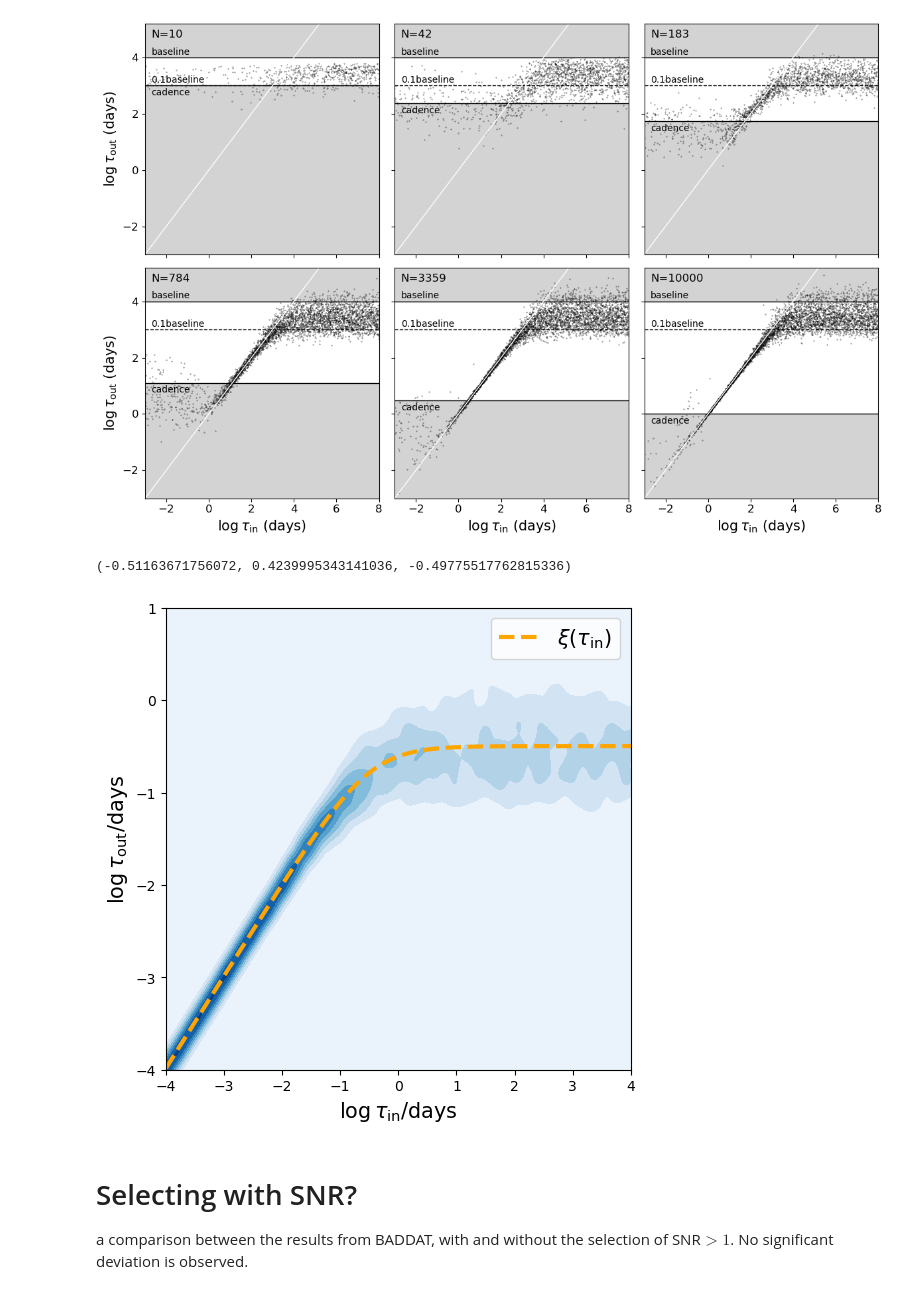
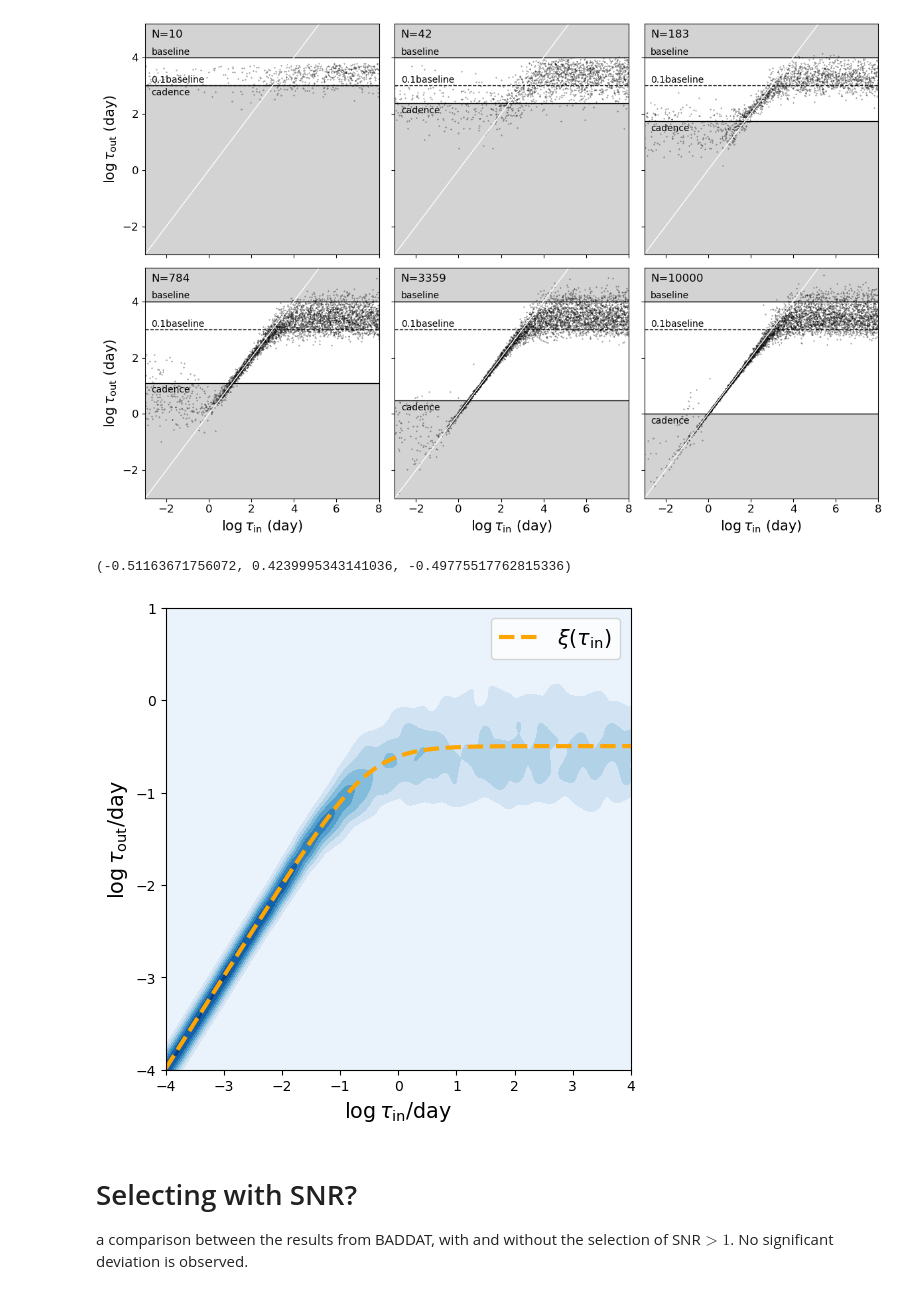
Before and after one commit to xiaris/BADDAT, a Jupyter notebook: Paper/PaperPlot.ipynb, the cells around one changed output. Drawn from its saved outputs; the diff is of its cells as text; code cells hidden in the pictures.

```diff
--- a/Paper/PaperPlot.ipynb
+++ b/Paper/PaperPlot.ipynb
@@ -162,9 +175,9 @@ def stephist(ax, data, bins, color, ls='-', label=None, stroke=True, lw=1,alpha=
     counts, bin_edges = np.histogram(data, bins=bins)
     if stroke:
         ax.hist(data, bins=bin_edges, histtype="step", color=color, ls=ls,lw=lw,linewidth=1.5, label=label)
-        ax.fill_between(bin_edges[:-1], counts, step="post", color=color, alpha=alpha)
+        ax.fill_between(bin_edges, np.array([*counts,0]), step="post", color=color, alpha=alpha)
     else:
-        ax.fill_between(bin_edges[:-1], counts, step="post", color=color, alpha=alpha, label=label)
+        ax.fill_between(bin_edges, np.array([*counts,0]), step="post", color=color, alpha=alpha, label=label)
 # %%
 
 fig3_color1 = '#3F77A3'
@@ -175,59 +188,59 @@ ax = axs.flatten()[0]
 bins = np.arange(3.5,11.5,0.5)
 stephist(ax, df_burke[mask_burke].log_M_BH, bins, fig3_color1, '-', "B21")
 stephist(ax, df_ren[mask_ren].log_M_BH, bins, fig3_color2, '-', "R24")
-ax.set_xlabel(r"$\log\ M_{\rm BH}/M_\odot$", fontsize=15)
+ax.set_xlabel(r"$\log\ M_{\rm BH}/M_\odot$", fontsize=17)
 ax.xaxis.set_minor_locator(AutoMinorLocator(5))
 ax = axs.flatten()[1]
 bins = np.arange(40,48,0.5)
 stephist(ax, df_burke[mask_burke].log_L_bol, bins, fig3_color1, '-')
 stephist(ax, df_ren[mask_ren].log_L_bol, bins, fig3_color2, '-')
-ax.set_xlabel(r"$\log\ L_{\rm bol}/({\rm erg\ s^{-1}})$", fontsize=15)
+ax.set_xlabel(r"$\log\ L_{\rm bol}/({\rm erg\ s^{-1}})$", fontsize=17)
 ax.xaxis.set_minor_locator(AutoMinorLocator(5))
 ax = axs.flatten()[2]
 bins =np.arange(3,4,0.05)
 stephist(ax, df_burke[mask_burke].wl_rest, bins, fig3_color1, '-')
 stephist(ax, df_ren[mask_ren].wl_rest, bins, fig3_color2, '-')
 ax.xaxis.set_minor_locator(AutoMinorLocator(5))
-ax.set_xlabel(r"$\log\ \lambda_{\rm rest}/{\rm \AA}$", fontsize=15)
+ax.set_xlabel(r"$\log\ \lambda_{\rm rest}/{\rm \AA}$", fontsize=17)
 ax = axs.flatten()[3]
 bins = np.arange(-3,1.25,0.25)
 stephist(ax, np.log10(df_burke[mask_burke].z), bins, fig3_color1, '-')
 stephist(ax, np.log10(df_ren[mask_ren].z), bins, fig3_color2, '-')
-ax.set_xlabel(r"$\log$ Redshift", fontsize=15)
+ax.set_xlabel(r"$\log$ Redshift", fontsize=17)
 ax.xaxis.set_minor_locator(AutoMinorLocator(2))
 ax = axs.flatten()[4]
 bins = np.arange(1,4.5,0.25)
 stephist(ax, np.log10(df_burke[mask_burke].baseline), bins, fig3_color1, '-')
 stephist(ax, np.log10(df_ren[mask_ren].baseline), bins, fig3_color2, '-')
-ax.set_xlabel(r"$\log$ Baseline/days", fontsize=15)
+ax.set_xlabel(r"$\log$ Baseline/day", fontsize=17)
 ax.xaxis.set_minor_locator(AutoMinorLocator(4))
 ax = axs.flatten()[5]
 stephist(ax, np.log10(df_burke[mask_burke].baseline/(df_burke[mask_burke].ncadence-1)), np.arange(-4,3,0.5), fig3_color1, '-')
 stephist(ax, np.log10(df_ren[mask_ren].baseline/(df_ren[mask_ren].ncadence-1)), np.arange(-4,3,0.5), fig3_color2, '-')
-ax.set_xlabel(r"$\log$ Cadence/days", fontsize=15)
+ax.set_xlabel(r"$\log$ Cadence/day", fontsize=17)
 ax.xaxis.set_minor_locator(AutoMinorLocator(5))
 ax = axs.flatten()[6]
 bins=np.arange(0.5,4.5,0.25)
 stephist(ax, np.log10(df_burke[mask_burke].ncadence), bins, fig3_color1, '-')
 stephist(ax, np.log10(df_ren[mask_ren].ncadence), bins, fig3_color2, '-')
-ax.set_xlabel(r"$\log\ N_{\rm lc}$", fontsize=15)
+ax.set_xlabel(r"$\log\ N_{\rm lc}$", fontsize=17)
 ax.xaxis.set_minor_locator(AutoMinorLocator(2))
 ax = axs.flatten()[7]
 bins= np.arange(-1,2,0.2)
 stephist(ax, np.log10(df_burke[mask_burke].SNR_mle), bins, fig3_color1, '-')
 stephist(ax, np.log10(df_ren[mask_ren].SNR_mle), bins, fig3_color2, '-')
-ax.set_xlabel(r"$\log$ SNR", fontsize=15)
+ax.set_xlabel(r"$\log$ SNR", fontsize=17)
 ax.xaxis.set_minor_locator(AutoMinorLocator(2))
 
 for i in range(8):
     ax = axs.flatten()[i]
-    ax.tick_params(axis='both', labelsize=15)
+    ax.tick_params(axis='both', labelsize=17)
     if i%4 !=0:ax.set_yticklabels([])
-    else:ax.set_ylabel(r"N", fontsize=15)
+    else:ax.set_ylabel(r"N", fontsize=17)
     if i<4: ax.set_ylim(0,220)
     else: ax.set_ylim(0,470)
 
-axs.flatten()[0].legend(loc="upper left")
+axs.flatten()[0].legend(loc="upper left", fontsize=14)
 # fig.tight_layout()
 plt.subplots_adjust(hspace=0.3)
 plt.subplots_adjust(wspace=0.1)
@@ -450,10 +465,10 @@ for i, n_cadence in zip(range(6), [10, 42, 183, 784, 3359, 10000]):
     ax.tick_params(axis='both', labelsize=12)
     if i%3 !=0:
         ax.tick_params(axis='y', which='both',labelleft=False, labelbottom=False)
-    else: ax.set_ylabel(r"$\log \tau_{\rm out}\ ({\rm days}) $", fontsize=15)
+    else: ax.set_ylabel(r"$\log \tau_{\rm out}\ ({\rm day}) $", fontsize=15)
     if i <3:
         ax.tick_params(axis='x', which='both',labelleft=False, labelbottom=False)
-    else: ax.set_xlabel(r"$\log \tau_{\rm in}\ ({\rm days}) $", fontsize=15)
+    else: ax.set_xlabel(r"$\log \tau_{\rm in}\ ({\rm day}) $", fontsize=15)
     ax.text(-2.7,4.7,f"N={n_cadence}", fontsize=12)
     ax.plot(np.arange(-5,9), np.arange(-5,9), 'w', lw=1)
 fig.tight_layout()
@@ -489,10 +504,10 @@ for i, n_cadence in zip(range(6), [10, 42, 183, 784, 3359, 10000]):
     ax.tick_params(axis='both', labelsize=12)
     if i%3 !=0:
         ax.tick_params(axis='y', which='both',labelleft=False, labelbottom=False)
-    else: ax.set_ylabel(r"$\log \tau_{\rm out}\ ({\rm days}) $", fontsize=15)
+    else: ax.set_ylabel(r"$\log \tau_{\rm out}\ ({\rm day}) $", fontsize=15)
     if i <3:
         ax.tick_params(axis='x', which='both',labelleft=False, labelbottom=False)
-    else: ax.set_xlabel(r"$\log \tau_{\rm in}\ ({\rm days}) $", fontsize=15)
+    else: ax.set_xlabel(r"$\log \tau_{\rm in}\ ({\rm day}) $", fontsize=15)
     ax.text(-2.7,4.7,f"N={n_cadence}", fontsize=12)
     ax.plot(np.arange(-5,9), np.arange(-5,9), 'w', lw=1)
 fig.tight_layout()
@@ -521,36 +536,36 @@ def local_average_using_hist(x, y, bins=10):
         else:
             y_avg[i] = np.nan
     return y_avg, bin_centers
 N1 = 1201
 N2 = 101
 params = np.load(f"../BADDAT/simulate_mle_nc10000.npy")
 log_tau_drw_true = np.linspace(-3, 9, N1)
 ind_array = (np.abs( np.log10(params[:, 1]) - np.log10(0.3) ) < 0.1)
 Delta_AIC_low = params[ind_array, 2]
 Delta_AIC_hi = params[ind_array, 3]
 tau1 =  params[ind_array, 0][(Delta_AIC_hi>1)&(Delta_AIC_low>1)]
 tau0 =  np.repeat(np.linspace(-3, 9, N1), N2)[ind_array][(Delta_AIC_hi>1)&(Delta_AIC_low>1)]
 tau1_bin, tau0_bin = local_average_using_hist(tau0, tau1, bins=100)
 
 nll = lambda *args: -log_likelihood(*args)
 initial = np.array([-1, 10, 2]) + 0.1 * np.random.randn(3)
 soln = minimize(nll, initial, args=(tau0_bin[:-10]-4, tau1_bin[:-10]-4))
 point, k_s,intercept = soln.x
 
 fig, ax = plt.subplots(1,1,figsize=(6,6))
 # ax.plot(tau0-4,tau1-4,'k.', alpha=0.5,markersize=1)
 ax.contourf(rho_iter,rho_iter, H2,cmap='Blues')
 ax.plot(np.arange(-4,5,0.1) , softplus_adjusted(np.arange(-4,5,0.1)-point, k_s) + intercept, ls='--', color='orange', lw=3, label=r"$\xi(\tau_{\rm in})$")
-ax.set_ylabel(r"$\log \tau_{\rm out}/{\rm days} $", fontsize=15)
-ax.set_xlabel(r"$\log \tau_{\rm in}/{\rm days}$", fontsize=15)
+ax.set_ylabel(r"$\log \tau_{\rm out}/{\rm day} $", fontsize=15)
+ax.set_xlabel(r"$\log \tau_{\rm in}/{\rm day}$", fontsize=15)
 ax.set_xlim(-4,4)
 ax.set_ylim(-4,1)
 ax.legend(fontsize=15)
 # plt.plot(np.arange(-4,5,0.1), softplus_adjusted_derivative(np.arange(-4,5,0.1)-point, 10))
 point, k_s, intercept
 # %% [output]
 (-0.51163671756072, 0.4239995343141036, -0.49775517762815336)
-[figure, old version]
+[figure, new version]
 # %% [markdown]
 # Selecting with SNR?
 a comparison between the results from BADDAT, with and without the selection of SNR$>1$.
```
Also changed, not shown: parts of 14 cells of this notebook, 9 other files.
